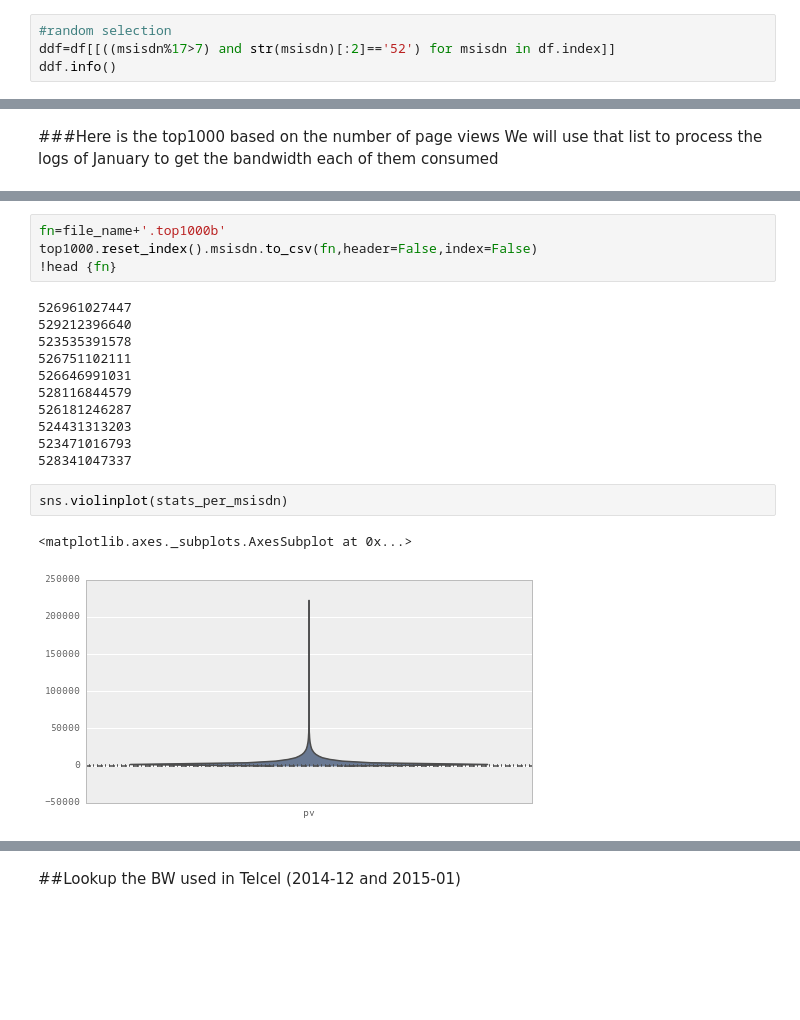
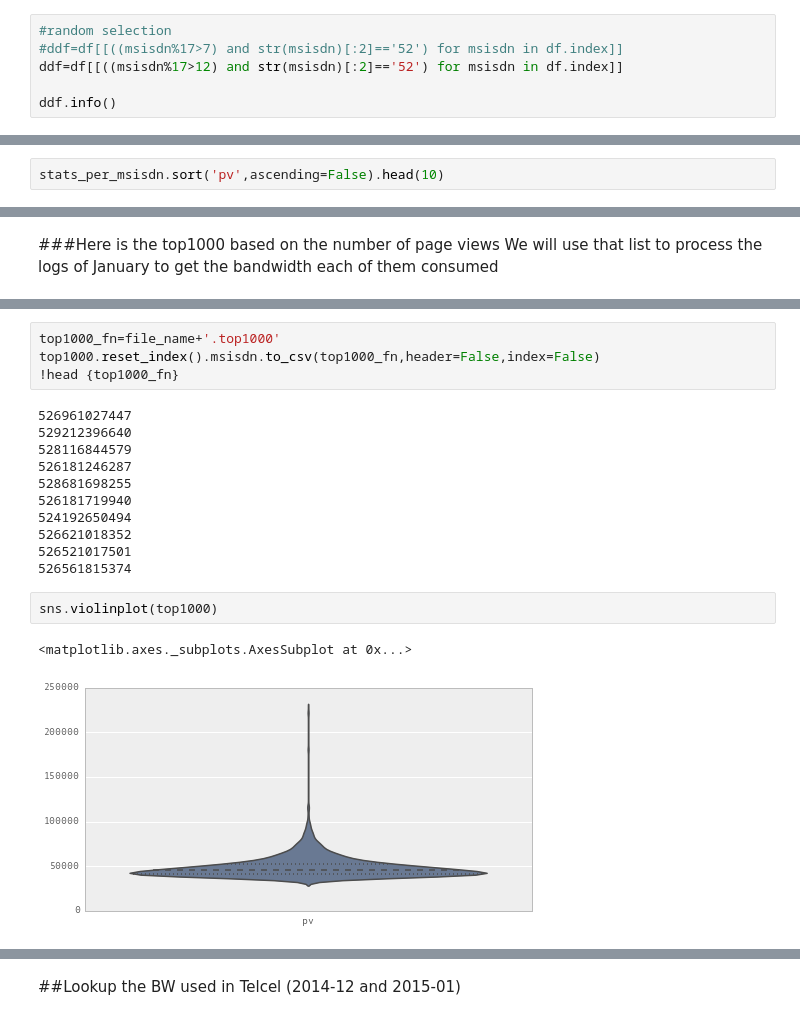
Before and after one commit to nicolasgo/_pmx, a Jupyter notebook: Fraud-analysis-MAU.ipynb, the cells around one changed output, grey strips where cells are left out. Saved outputs shown, nothing was run; the diff lists cells and outputs as text; blank space fills up the shorter version.

```diff
--- a/Fraud-analysis-MAU.ipynb
+++ b/Fraud-analysis-MAU.ipynb
@@ -79,7 +82,9 @@ memory usage: 602.7 MB
 Can be skipped
 # %%
 #random selection
-ddf=df[[((msisdn%17>7) and str(msisdn)[:2]=='52') for msisdn in df.index]]
+#ddf=df[[((msisdn%17>7) and str(msisdn)[:2]=='52') for msisdn in df.index]]
+ddf=df[[((msisdn%17>12) and str(msisdn)[:2]=='52') for msisdn in df.index]]
+
 ddf.info()
 # %% [output]
 <class 'pandas.core.frame.DataFrame'>
@@ -138,0 +127,2 @@ stats_per_msisdn.head(4)
+# %%
+stats_per_msisdn.sort('pv',ascending=False).head(10)
@@ -160,21 +172,21 @@ top1000.head(10).T
 # %%
-fn=file_name+'.top1000b'
-top1000.reset_index().msisdn.to_csv(fn,header=False,index=False)
-!head {fn}
+top1000_fn=file_name+'.top1000'
+top1000.reset_index().msisdn.to_csv(top1000_fn,header=False,index=False)
+!head {top1000_fn}
 # %% [output]
 526961027447
 529212396640
-523535391578
-526751102111
-526646991031
 528116844579
 526181246287
-524431313203
-523471016793
-528341047337
+528681698255
+526181719940
+524192650494
+526621018352
+526521017501
+526561815374
 # %%
-sns.violinplot(stats_per_msisdn)
+sns.violinplot(top1000)
 # %% [output]
 <matplotlib.axes._subplots.AxesSubplot at 0x...>
-[figure, old version]
+[figure, new version]
 # %%
```
Also changed, not shown: parts of 25 cells of this notebook, 6 other files.
